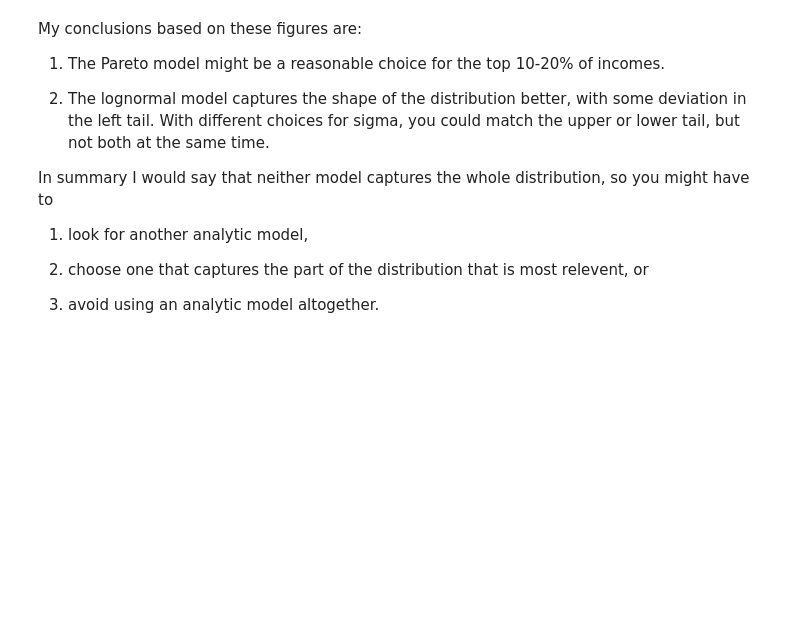
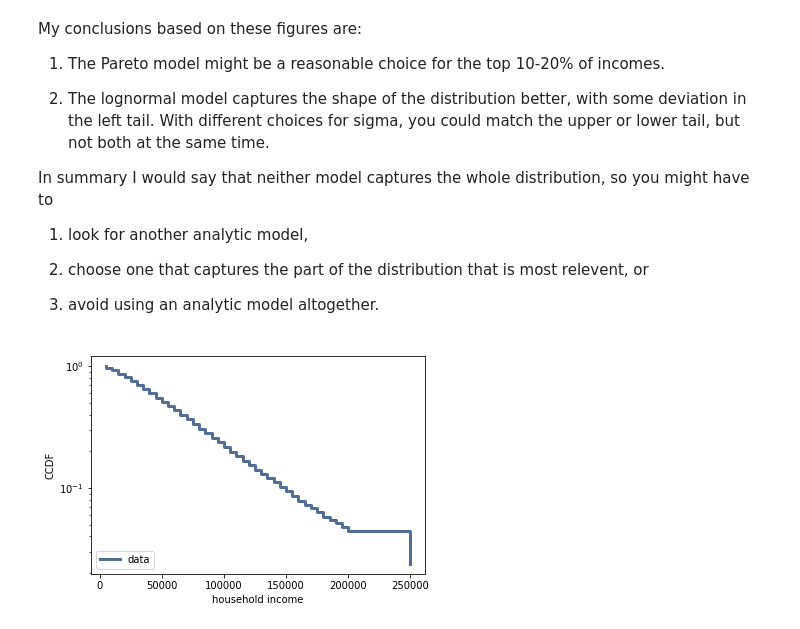
Before and after one commit to ejulio/ThinkStats2, a Jupyter notebook: code/chap05ex.ipynb, the cells around one changed output. Cells and saved outputs as stored; diff of their text form; code cells hidden in the pictures; blank space fills up the shorter version.

```diff
--- a/code/chap05ex.ipynb
+++ b/code/chap05ex.ipynb
@@ -640,0 +649,9 @@ so you might have to
+# %%
+# most part of the data is aligned with an exponential distribution
+# it only does not fit on the right tail
+thinkplot.Cdf(cdf, complement=True)
+thinkplot.Config(xlabel='household income',
+                yscale='log',
+                ylabel='CCDF')
+# %% [output]
+[figure, added]
```
Also changed, not shown: parts of 16 cells of this notebook.
